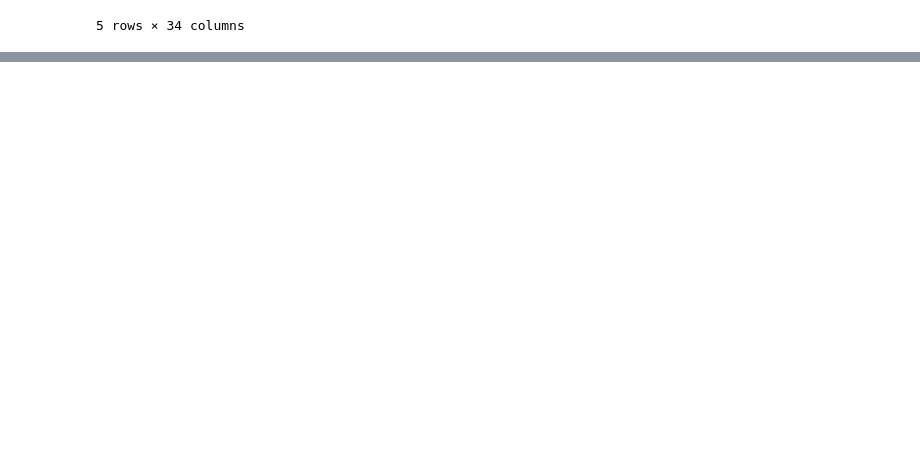
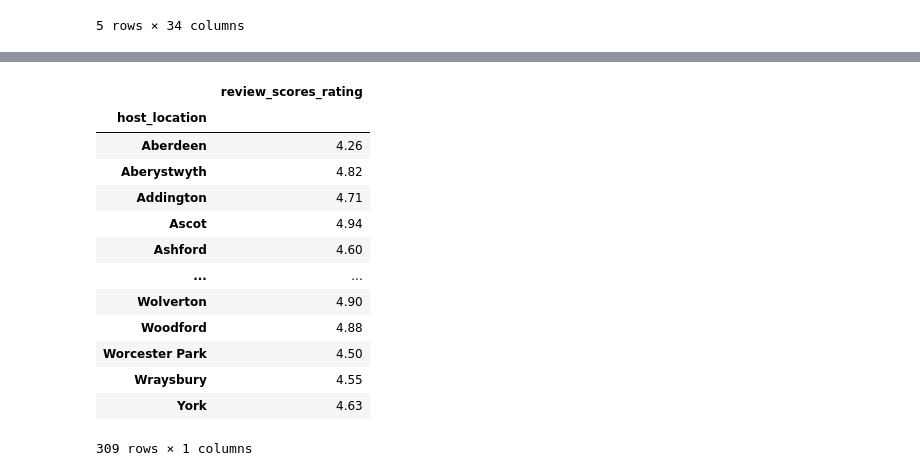
Before and after one commit to Debbydawn/Airbnb_application, a Jupyter notebook: Untitled.ipynb, the cells around one changed output, grey strips where cells are left out. Drawn from its saved outputs; the diff is of its cells as text; code cells hidden in the pictures; blank space fills up the shorter version.

```diff
--- a/Untitled.ipynb
+++ b/Untitled.ipynb
@@ -529,0 +727,6 @@ TypeError: argument of type 'method' is not iterable
+# %%
+# average price based on location
+av_price = loaded_data.groupby('host_location')['price'].mean()
+av_price = round(av_price,2)
+# Print the average price
+print("The average price of stays are:{}".format(av_price))
@@ -529,0 +814,26 @@ TypeError: argument of type 'method' is not iterable
+# %%
+def average_review_location():
+    # average review scores rating by location
+    avg_review = loaded_data.groupby('host_location')['review_scores_rating'].mean()
+    avg_review = round(avg_review,2)
+    # Create a dataframe from the list of dictionaries
+    df = pd.DataFrame(avg_review)
+    return df
+
+df = average_review_location()
+num_rows = 20
+start_pos = 0
+end_pos = min(start_pos + num_rows, len(df))
+
+while True:
+    # Display the current set of rows
+    print(df.iloc[start_pos:end_pos])
+    if end_pos >= len(df):
+        print("No more rows available.")
+        break
+    user_input = input("Enter 'next' to retrieve the next 20 rows, or 'quit' to exit: ")
+    if user_input == 'next':
+        start_pos += num_rows
+        end_pos = min(start_pos + num_rows, len(df))
+    elif user_input == 'quit':
+        break
@@ -529,0 +858,24 @@ TypeError: argument of type 'method' is not iterable
+# %%
+def average_review_location():
+    # average review scores rating by location
+    avg_review = loaded_data.groupby('host_location')['review_scores_rating'].mean()
+    avg_review = round(avg_review,2)
+    # Create a dataframe from the list of dictionaries
+    df2 = pd.DataFrame(avg_review)
+    return df2
+average_review_location()
+# %% [output]
+|  | review_scores_rating |
+| host_location |  |
+| Aberdeen | 4.26 |
+| Aberystwyth | 4.82 |
+| Addington | 4.71 |
+| Ascot | 4.94 |
+| Ashford | 4.60 |
+| ... | ... |
+| Wolverton | 4.90 |
+| Woodford | 4.88 |
+| Worcester Park | 4.50 |
+| Wraysbury | 4.55 |
+| York | 4.63 |
+309 rows × 1 columns
```
Also changed, not shown: parts of 25 cells of this notebook.
